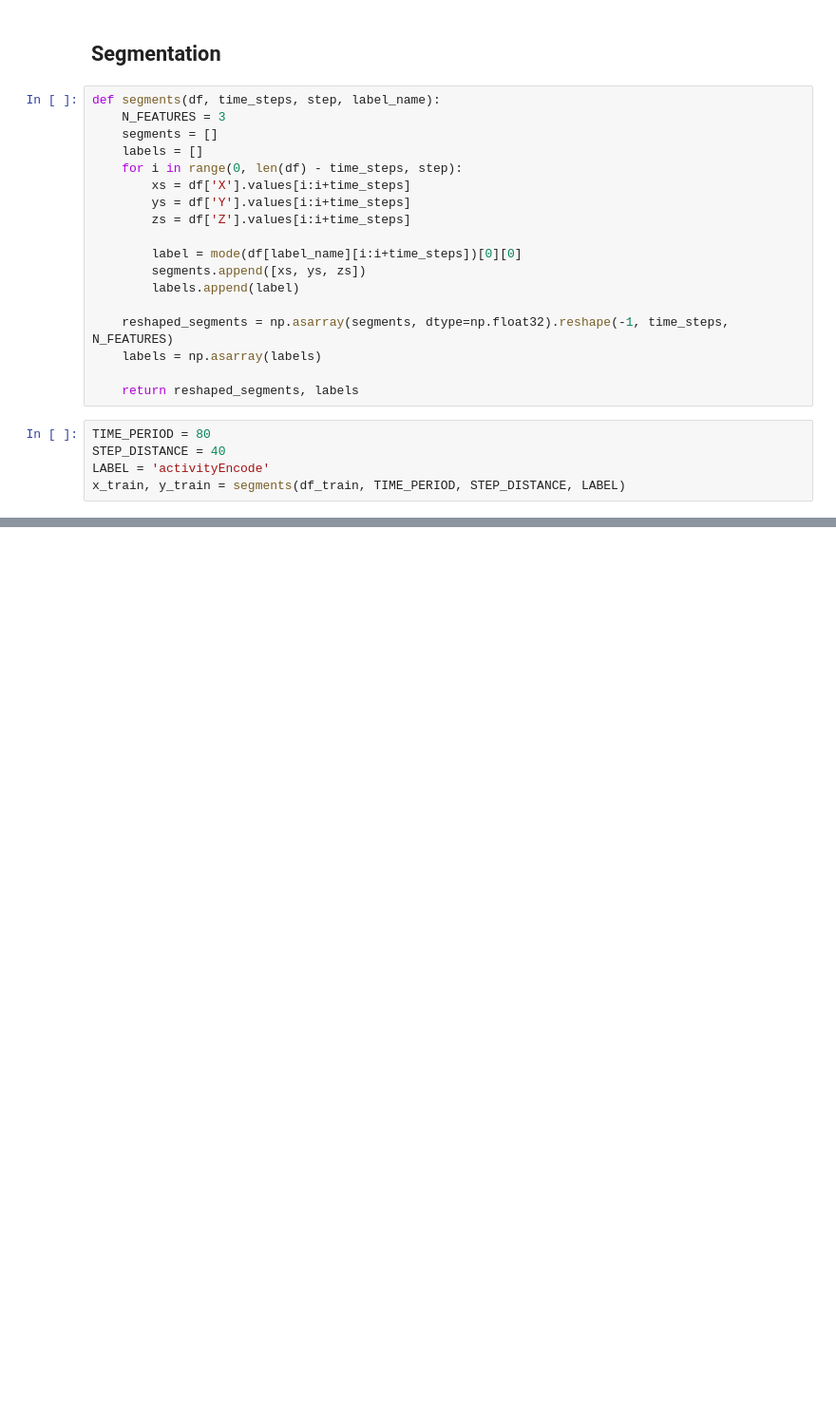
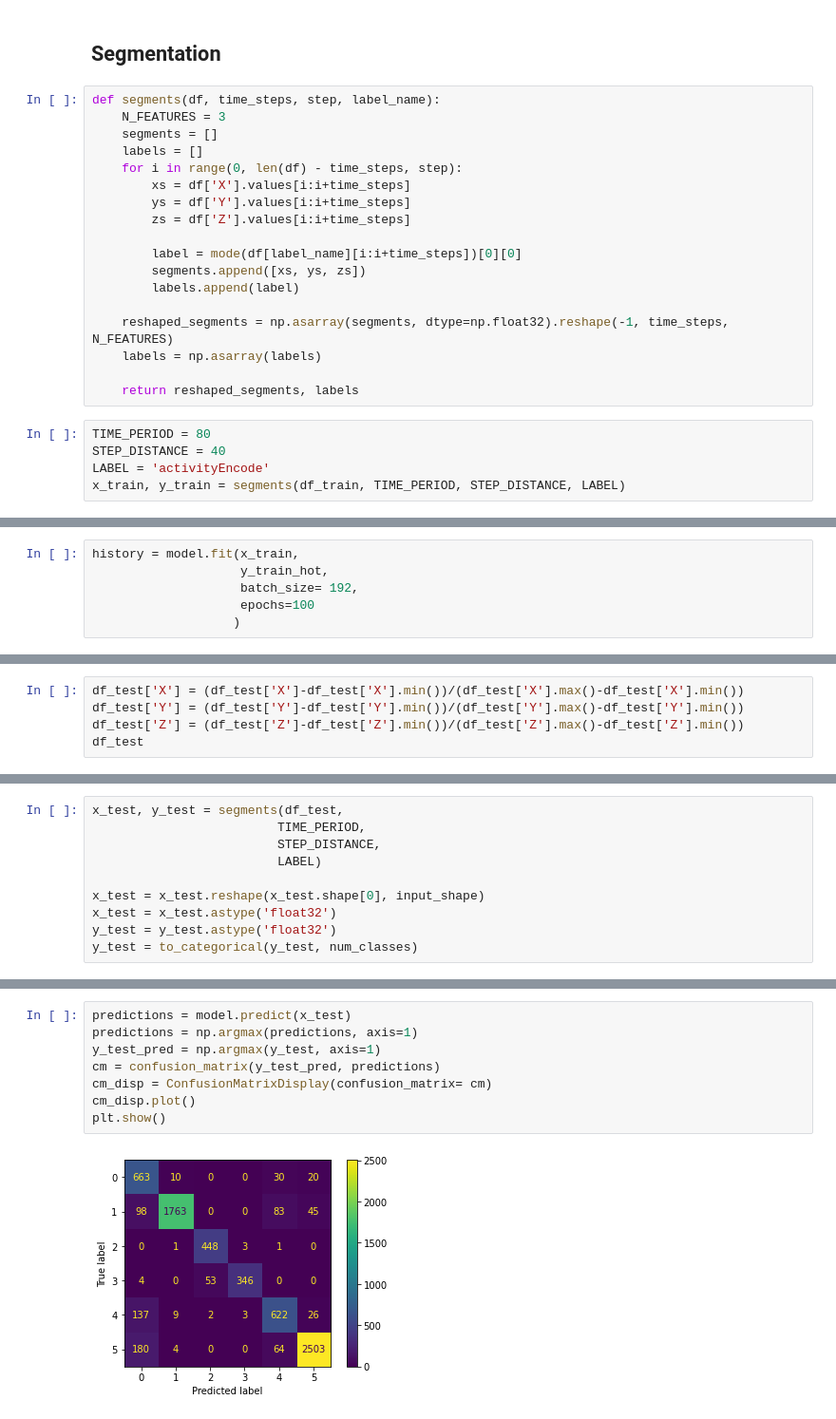
Before and after one commit to Tanny1810/Human-Activity-Recognition-LSTM-CNN, a Jupyter notebook: model.ipynb, the cells around one changed output, grey strips where cells are left out. Shown at 95% size. Drawn from its saved outputs; the diff is of its cells as text; blank space fills up the shorter version.

```diff
--- a/model.ipynb
+++ b/model.ipynb
@@ -370,0 +311,6 @@ weighted avg       0.92      0.87      0.87     20334
+# %%
+history = model.fit(x_train,
+                    y_train_hot,
+                    batch_size= 192,
+                    epochs=100
+                   )
@@ -370,0 +367,5 @@ weighted avg       0.92      0.87      0.87     20334
+# %%
+df_test['X'] = (df_test['X']-df_test['X'].min())/(df_test['X'].max()-df_test['X'].min())
+df_test['Y'] = (df_test['Y']-df_test['Y'].min())/(df_test['Y'].max()-df_test['Y'].min())
+df_test['Z'] = (df_test['Z']-df_test['Z'].min())/(df_test['Z'].max()-df_test['Z'].min())
+df_test
@@ -370,0 +388,10 @@ weighted avg       0.92      0.87      0.87     20334
+# %%
+x_test, y_test = segments(df_test,
+                         TIME_PERIOD,
+                         STEP_DISTANCE,
+                         LABEL)
+
+x_test = x_test.reshape(x_test.shape[0], input_shape)
+x_test = x_test.astype('float32')
+y_test = y_test.astype('float32')
+y_test = to_categorical(y_test, num_classes)
@@ -370,0 +408,10 @@ weighted avg       0.92      0.87      0.87     20334
+# %%
+predictions = model.predict(x_test)
+predictions = np.argmax(predictions, axis=1)
+y_test_pred = np.argmax(y_test, axis=1)
+cm = confusion_matrix(y_test_pred, predictions)
+cm_disp = ConfusionMatrixDisplay(confusion_matrix= cm)
+cm_disp.plot()
+plt.show()
+# %% [output]
+[figure, added]
```
Also changed, not shown: parts of 37 cells of this notebook.
